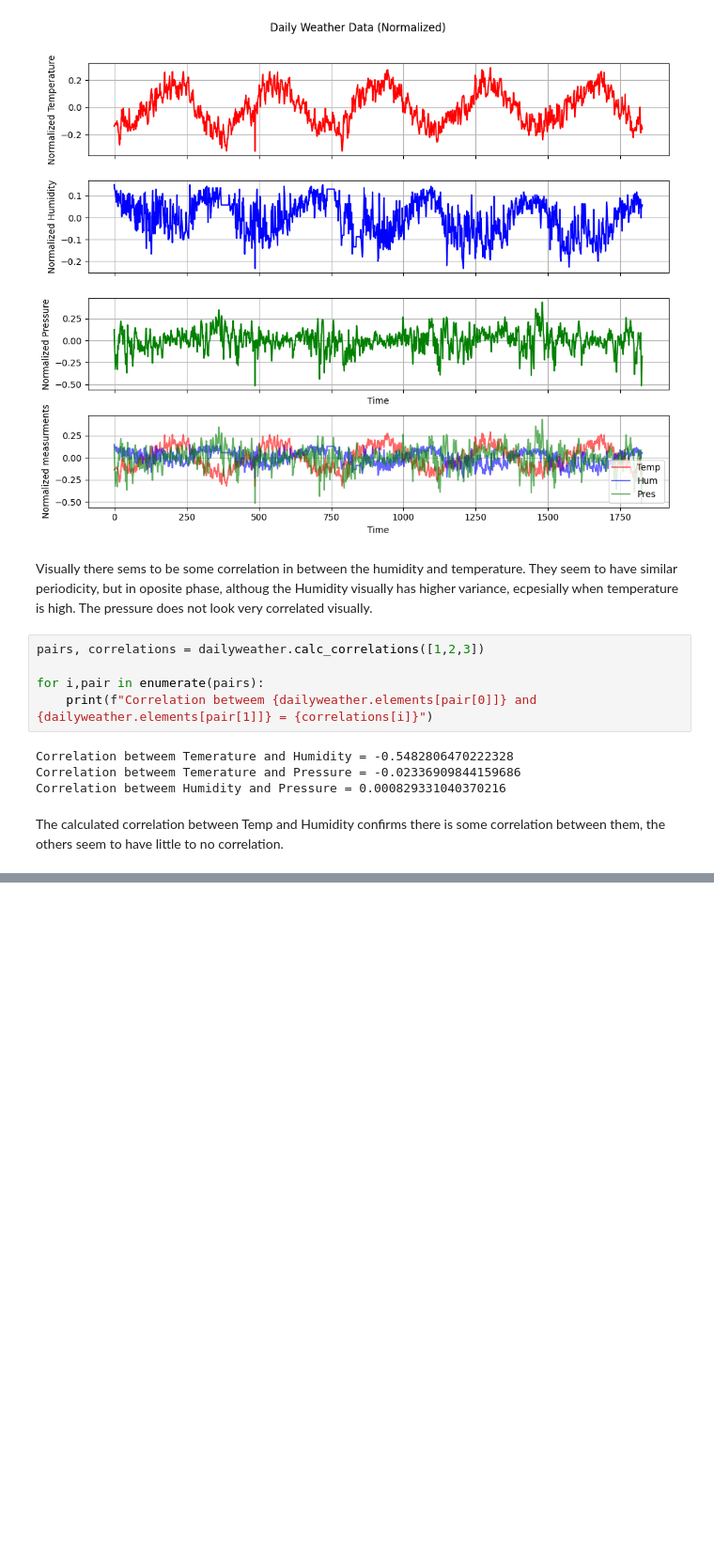
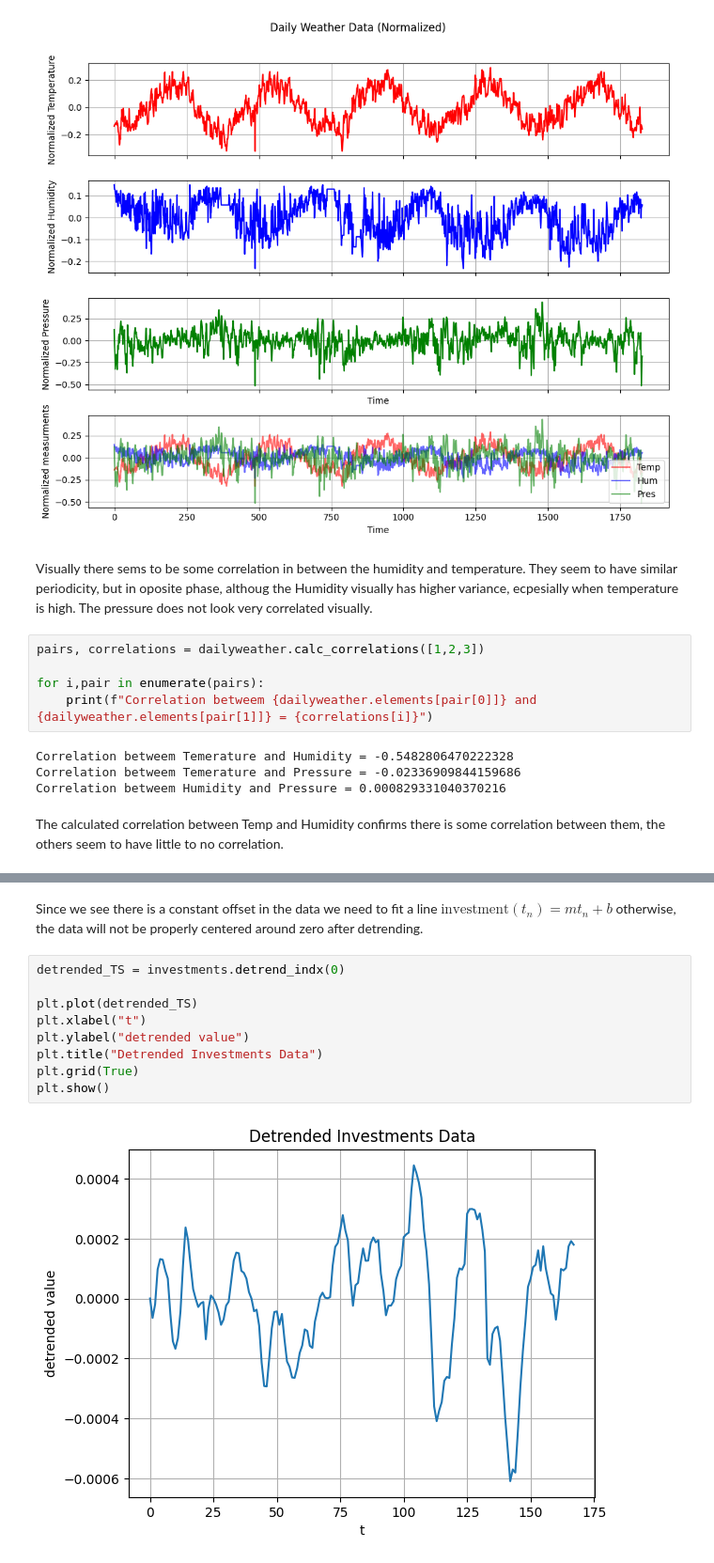
Before and after one commit to Sam-RvandV/TSM_SS2025, a Jupyter notebook: exercises/ex1/Rouppe-Sange-sheet01.ipynb, the cells around one changed output, grey strips where cells are left out. Shown at 94% size. Cells and saved outputs as stored; diff of their text form; blank space fills up the shorter version.

```diff
--- a/exercises/ex1/Rouppe-Sange-sheet01.ipynb
+++ b/exercises/ex1/Rouppe-Sange-sheet01.ipynb
@@ -166,0 +211,13 @@ for i in range(1,4):
+# %% [markdown]
+Since we see there is a constant offset in the data we need to fit a line $\text{investment}(t_\textit{n}) = mt_\textit{n} + b$ otherwise, the data will not be properly centered around zero after detrending.
+# %%
+detrended_TS = investments.detrend_indx(0)
+
+plt.plot(detrended_TS)
+plt.xlabel("t")
+plt.ylabel("detrended value")
+plt.title("Detrended Investments Data")
+plt.grid(True)
+plt.show()
+# %% [output]
+[figure, added]
```
Also changed, not shown: parts of 10 cells of this notebook.
